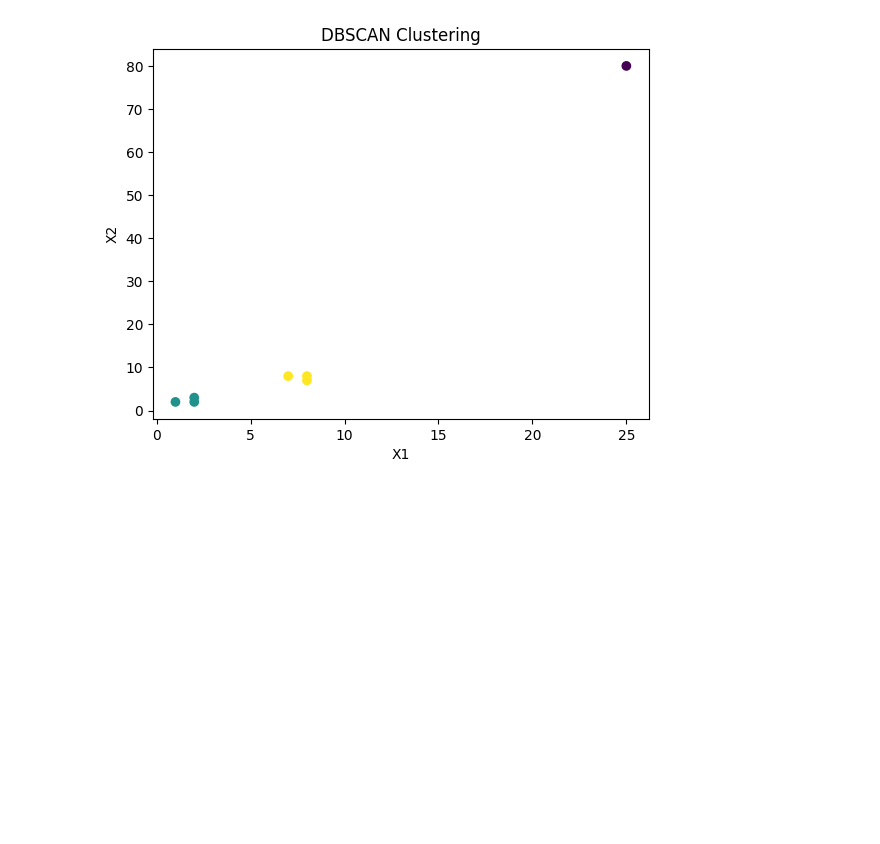
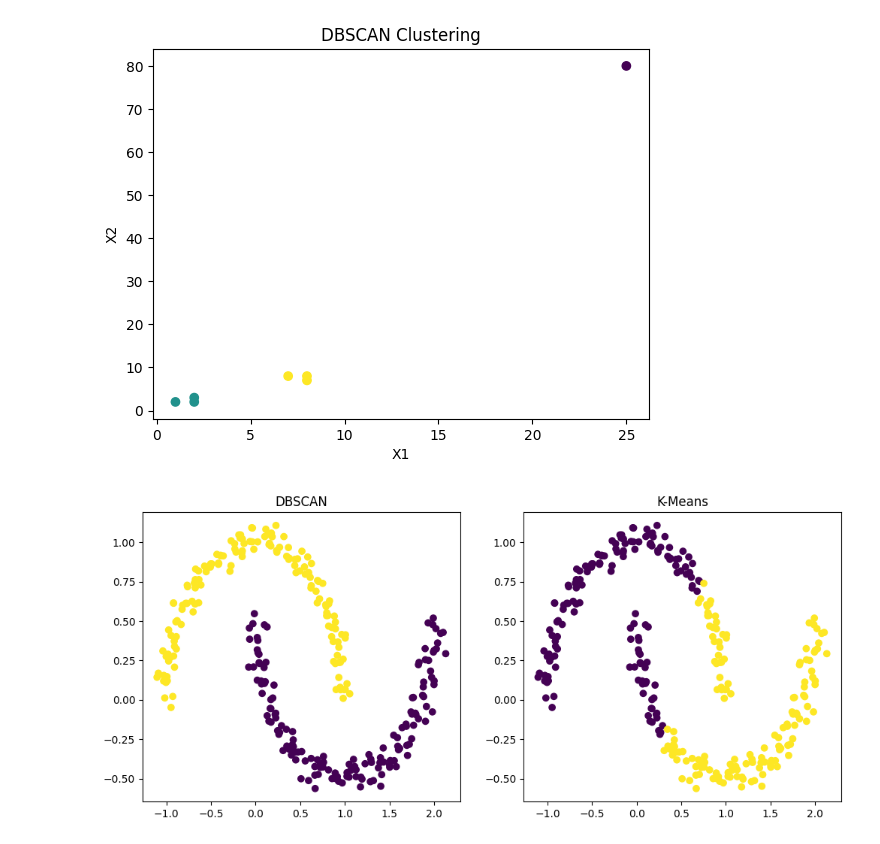
Before and after one commit to hw-coder92/Gwangju-AI-Academy, a Jupyter notebook: 07.머신러닝/비지도-학습/군집/02-DBSCAN/01-DBSCAN-기본.ipynb, the cells around one changed output. Cells and saved outputs as stored; diff of their text form; code cells hidden in the pictures; blank space fills up the shorter version.

```diff
--- a/07.머신러닝/비지도-학습/군집/02-DBSCAN/01-DBSCAN-기본.ipynb
+++ b/07.머신러닝/비지도-학습/군집/02-DBSCAN/01-DBSCAN-기본.ipynb
@@ -56,3 +68,35 @@ plt.title("DBSCAN Clustering")
 plt.show()
 # %% [output]
 [figure]
+# %%
+from sklearn.datasets import make_moons
+from sklearn.cluster import DBSCAN, KMeans
+import matplotlib.pyplot as plt
+
+# 1. 데이터 생성
+X, _ = make_moons(n_samples=300, noise=0.05, random_state=42)
+
+# 2. DBSCAN
+dbscan = DBSCAN(eps=0.2, min_samples=5)
+db_labels = dbscan.fit_predict(X)
+
+# 3. K-Means
+kmeans = KMeans(n_clusters=2, random_state=42)
+km_labels = kmeans.fit_predict(X)
+
+# 4. 시각화
+plt.figure(figsize=(12, 5))
+
+# DBSCAN 결과
+plt.subplot(1, 2, 1)
+plt.scatter(X[:, 0], X[:, 1], c=db_labels)
+plt.title("DBSCAN")
+
+# K-Means 결과
+plt.subplot(1, 2, 2)
+plt.scatter(X[:, 0], X[:, 1], c=km_labels)
+plt.title("K-Means")
+
+plt.show()
+# %% [output]
+[figure, added]
```
Also changed, not shown: parts of 5 cells of this notebook, 11 other files.
